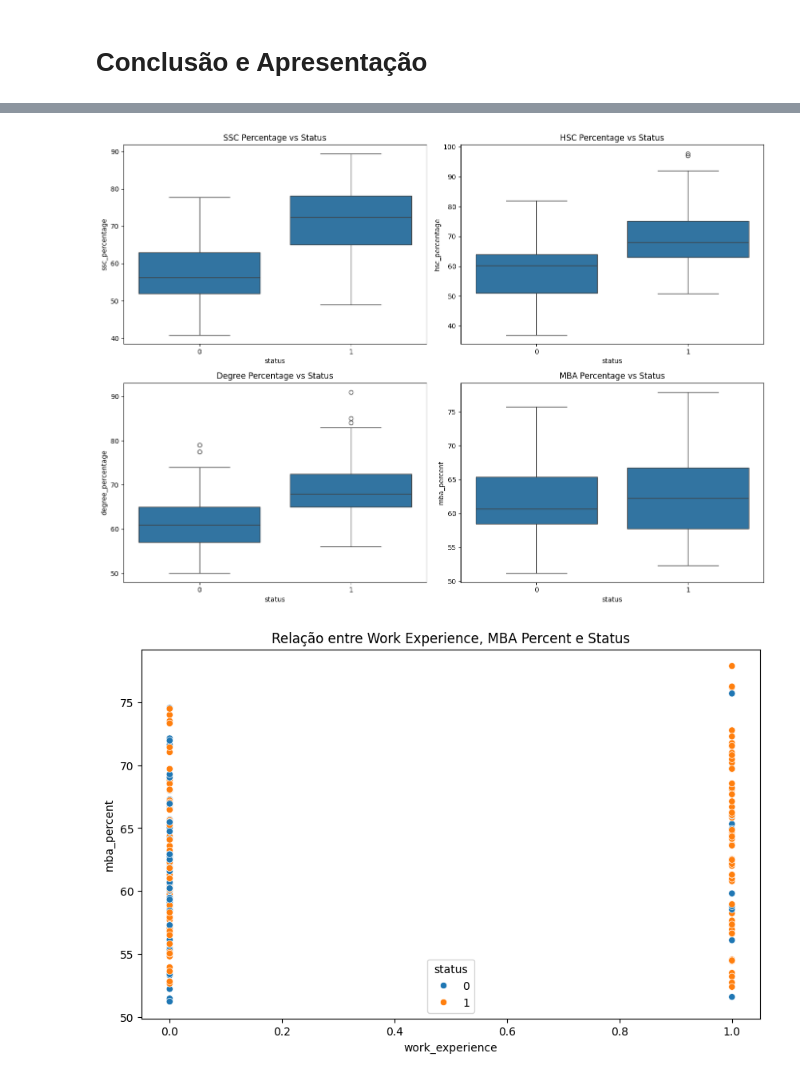
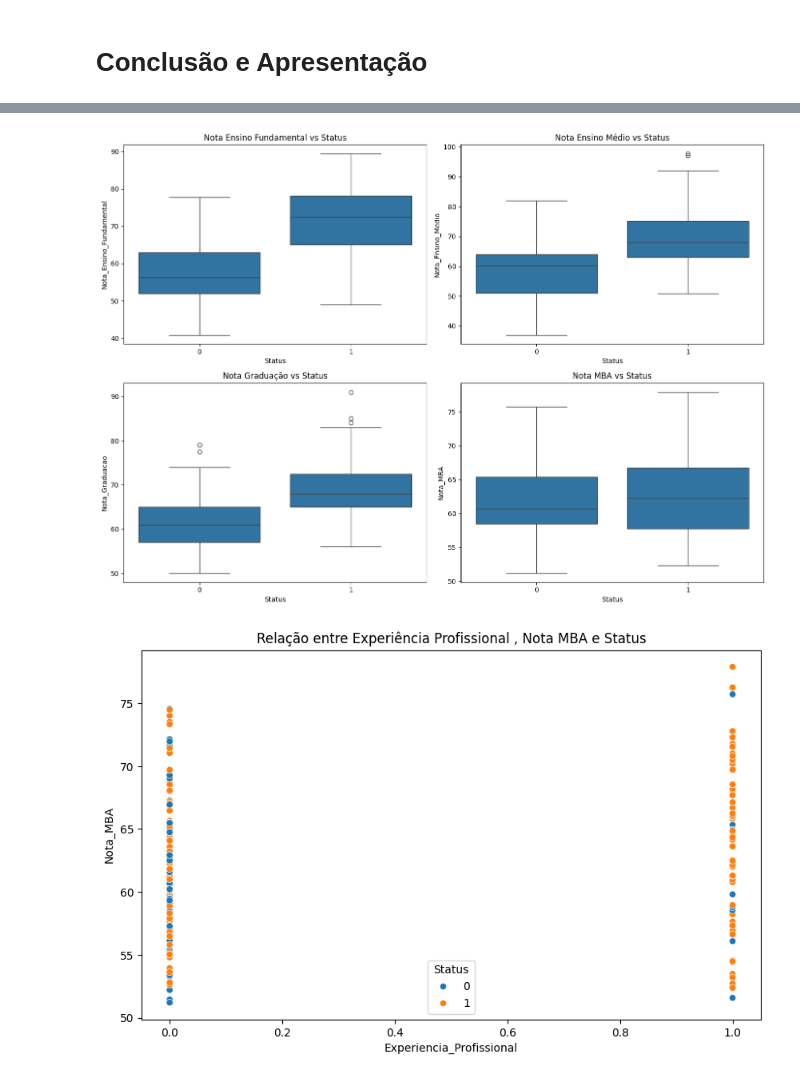
Before and after one commit to MarcosFN2014/Projeto-DS, a Jupyter notebook: Supervisionado/analise1.ipynb, the cells around one changed output, grey strips where cells are left out. Cells and saved outputs as stored; diff of their text form; code cells hidden in the pictures.

```diff
--- a/Supervisionado/analise1.ipynb
+++ b/Supervisionado/analise1.ipynb
@@ -132,0 +152,18 @@ scaled_features = scaler.fit_transform(features)
+# %%
+df.rename(columns={
+    'gender': 'Genero',
+    'ssc_percentage': 'Nota_Ensino_Fundamental',
+    'ssc_board': 'Conselho_EF',
+    'hsc_percentage': 'Nota_Ensino_Medio',
+    'hsc_board': 'Conselho_EM',
+    'hsc_subject': 'Area_Ensino_Medio',
+    'degree_percentage': 'Nota_Graduacao',
+    'undergrad_degree': 'Area_Graduacao',
+    'work_experience': 'Experiencia_Profissional',
+    'emp_test_percentage': 'Nota_Teste_Aptidao',
+    'specialization': 'Especialização_MBA',
+    'mba_percent': 'Nota_MBA',
+    'status': 'Status'
+}, inplace=True)
+
+df.head()
@@ -297,35 +341,35 @@ weighted avg       0.84      0.84      0.82        43
 # %%
 # Padrões encontrados nos clusters
 plt.figure(figsize=(14, 10))
 
 plt.subplot(2, 2, 1)
-sns.boxplot(x='status', y='ssc_percentage', data=df)
-plt.title('SSC Percentage vs Status')
+sns.boxplot(x='Status', y='Nota_Ensino_Fundamental', data=df)
+plt.title('Nota Ensino Fundamental vs Status')
 
 plt.subplot(2, 2, 2)
-sns.boxplot(x='status', y='hsc_percentage', data=df)
-plt.title('HSC Percentage vs Status')
+sns.boxplot(x='Status', y='Nota_Ensino_Medio', data=df)
+plt.title('Nota Ensino Médio vs Status')
 
 plt.subplot(2, 2, 3)
-sns.boxplot(x='status', y='degree_percentage', data=df)
-plt.title('Degree Percentage vs Status')
+sns.boxplot(x='Status', y='Nota_Graduacao', data=df)
+plt.title('Nota Graduação vs Status')
 
 plt.subplot(2, 2, 4)
-sns.boxplot(x='status', y='mba_percent', data=df)
-plt.title('MBA Percentage vs Status')
+sns.boxplot(x='Status', y='Nota_MBA', data=df)
+plt.title('Nota MBA vs Status')
 
 plt.tight_layout()
 plt.show()
 # %% [output]
-[figure, old version]
+[figure, new version]
 # %%
 # Relacao entre work_experience, mba_percent e status de colocacao
 plt.figure(figsize=(10, 6))
-sns.scatterplot(x='work_experience', y='mba_percent', hue='status', data=df)
-plt.title('Relação entre Work Experience, MBA Percent e Status')
+sns.scatterplot(x='Experiencia_Profissional', y='Nota_MBA', hue='Status', data=df)
+plt.title('Relação entre Experiência Profissional , Nota MBA e Status')
 plt.show()
 # %% [output]
-[figure, old version]
+[figure, new version]
 # %%
 # Matriz de correlacao
 plt.figure(figsize=(12, 8))
```
Also changed, not shown: parts of 9 cells of this notebook.
